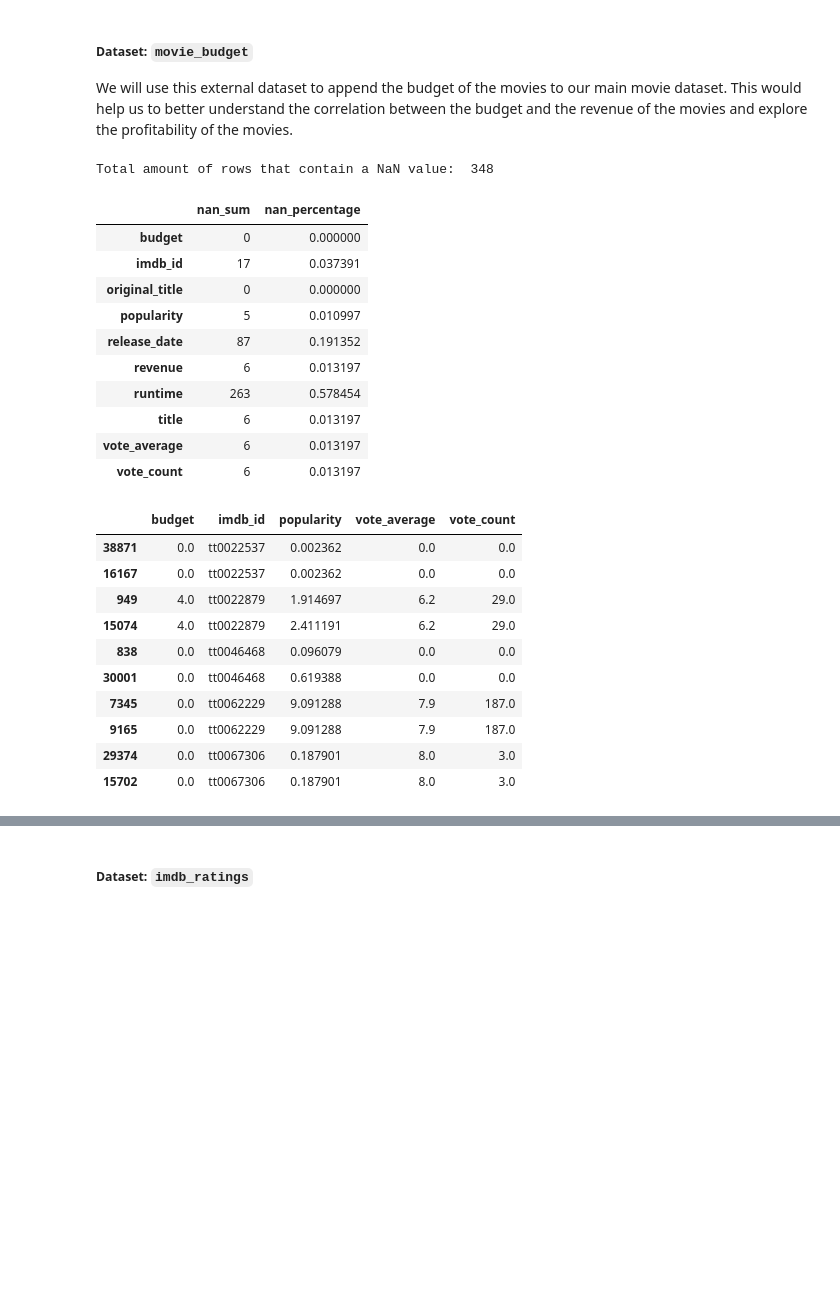
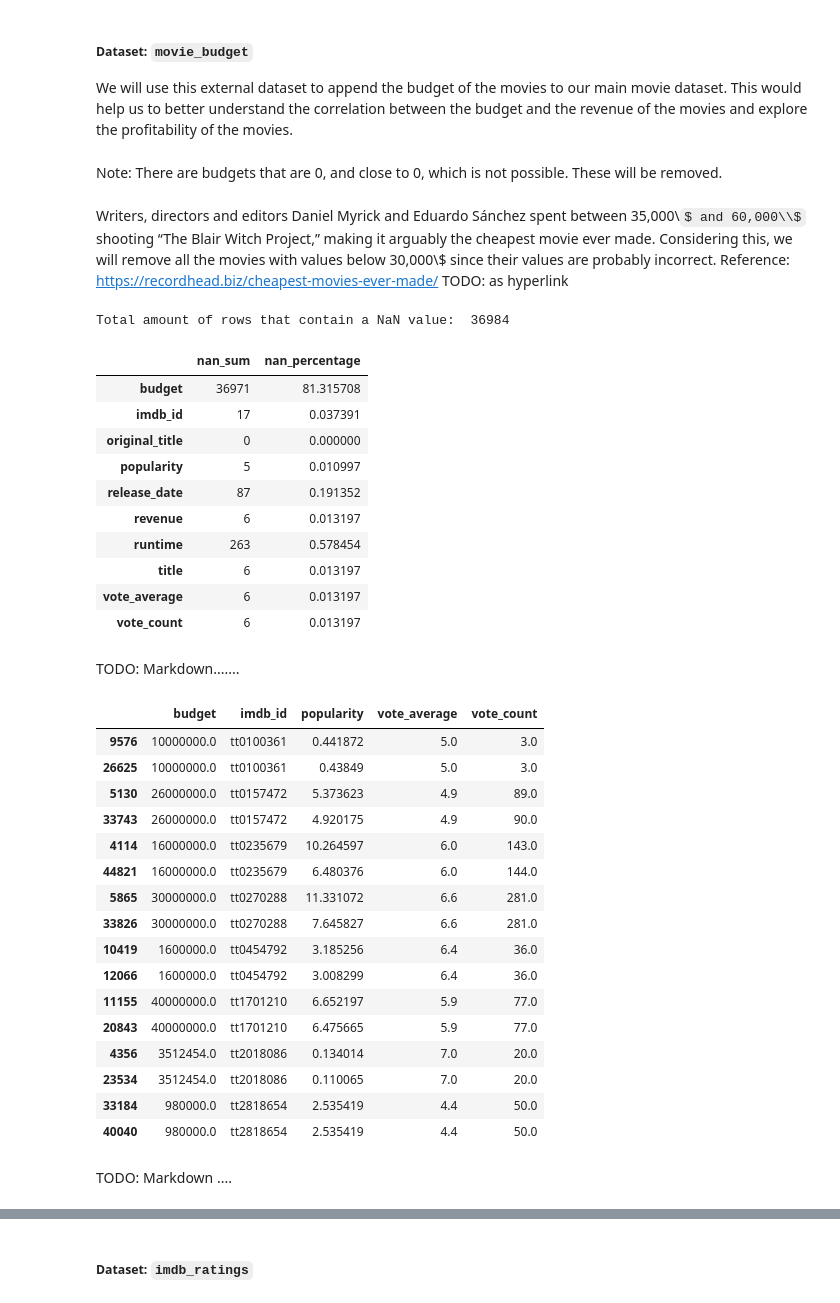
Before and after one commit to epfl-ada/ada-2023-project-fivefrenchspeakingpeoplenocap, a Jupyter notebook: p2_dataloading.ipynb, the cells around one changed output, grey strips where cells are left out. Drawn from its saved outputs; the diff is of its cells as text; code cells hidden in the pictures; some formulas as TeX source; blank space fills up the shorter version.

Commit message:
TODO's added

```diff
--- a/p2_dataloading.ipynb
+++ b/p2_dataloading.ipynb
@@ -78,7 +82,7 @@ DATASET_TYPES = {
         "title": "string",
         "release_date": "string",
         "revenue": "float64",
-        "runtime": "string",
+        "runtime": "float64",
         "languages": "object",
         "countries": "object",
         "genres": "object",
@@ -90,7 +94,7 @@ DATASET_TYPES = {
         "popularity": "object",
         "release_date": "object",
         "revenue": "float64",
-        "runtime": "string",
+        "runtime": "float64",
         "title": "object",
         "vote_average": "float64",
         "vote_count": "float64",
@@ -233,9 +248,20 @@ display(movie_metadata.head())
 ##### Dataset: `movie_budget`
 
 We will use this external dataset to append the budget of the movies to our main movie dataset. This would help us to better understand the correlation between the budget and the revenue of the movies and explore the profitability of the movies.
+# %% [markdown]
+Note: There are budgets that are 0, and close to 0, which is not possible. These will be removed.
+# %% [markdown]
+Writers, directors and editors Daniel Myrick and Eduardo Sánchez spent between 35,000\\$ and 60,000\\$ shooting “The Blair Witch Project,” making it arguably the cheapest movie ever made. Considering this, we will remove all the movies with values below 30,000\\$ since their values are probably incorrect. Reference: https://recordhead.biz/cheapest-movies-ever-made/ TODO: as hyperlink
 # %%
-# the nans in this dataset are represented as "\\N" in the csv file, so we need to replace them with np.nan
+# the nans in this dataset are represented as "\\N" and <NAN>, so we need to replace them with np.nan
 movie_budget = movie_budget.replace("\\N", np.nan)
+movie_budget = movie_budget.replace("<NAN>", np.nan)
+
+# convert to float, non-convertible values become NaN
+movie_budget["budget"] = pd.to_numeric(movie_budget["budget"], errors="coerce")
+
+# replace budget values < $30,000 with NaN
+movie_budget.loc[movie_budget["budget"] < 30000, "budget"] = np.nan
 
 print(
     "Total amount of rows that contain a NaN value: ",
@@ -248,9 +274,9 @@ pd.DataFrame(
     }
 )
 # %% [output]
-Total amount of rows that contain a NaN value:  348
+Total amount of rows that contain a NaN value:  36984
 |  | nan_sum | nan_percentage |
-| budget | 0 | 0.000000 |
+| budget | 36971 | 81.315708 |
 | imdb_id | 17 | 0.037391 |
 | original_title | 0 | 0.000000 |
 | popularity | 5 | 0.010997 |
@@ -260,6 +286,8 @@ Total amount of rows that contain a NaN value:  348
 | title | 6 | 0.013197 |
 | vote_average | 6 | 0.013197 |
 | vote_count | 6 | 0.013197 |
+# %% [markdown]
+TODO: Markdown.......
 # %%
 # drop all rows with missing values in the imdb_id column
 movie_budget = movie_budget.dropna(subset=["imdb_id"])
@@ -274,18 +300,26 @@ movie_budget["budget"] = pd.to_numeric(movie_budget["budget"], errors="coerce")
 movie_budget.dropna(subset=["budget"], inplace=True)
 # %%
-find_duplicates(movie_budget, ["imdb_id"]).head(10)
+find_duplicates(movie_budget, ["imdb_id"])
 # %% [output]
 |  | budget | imdb_id | popularity | vote_average | vote_count |
-| 38871 | 0.0 | tt0022537 | 0.002362 | 0.0 | 0.0 |
-| 16167 | 0.0 | tt0022537 | 0.002362 | 0.0 | 0.0 |
-| 949 | 4.0 | tt0022879 | 1.914697 | 6.2 | 29.0 |
-| 15074 | 4.0 | tt0022879 | 2.411191 | 6.2 | 29.0 |
-| 838 | 0.0 | tt0046468 | 0.096079 | 0.0 | 0.0 |
-| 30001 | 0.0 | tt0046468 | 0.619388 | 0.0 | 0.0 |
-| 7345 | 0.0 | tt0062229 | 9.091288 | 7.9 | 187.0 |
-| 9165 | 0.0 | tt0062229 | 9.091288 | 7.9 | 187.0 |
-| 29374 | 0.0 | tt0067306 | 0.187901 | 8.0 | 3.0 |
-| 15702 | 0.0 | tt0067306 | 0.187901 | 8.0 | 3.0 |
+| 9576 | 10000000.0 | tt0100361 | 0.441872 | 5.0 | 3.0 |
+| 26625 | 10000000.0 | tt0100361 | 0.43849 | 5.0 | 3.0 |
+| 5130 | 26000000.0 | tt0157472 | 5.373623 | 4.9 | 89.0 |
+| 33743 | 26000000.0 | tt0157472 | 4.920175 | 4.9 | 90.0 |
+| 4114 | 16000000.0 | tt0235679 | 10.264597 | 6.0 | 143.0 |
+| 44821 | 16000000.0 | tt0235679 | 6.480376 | 6.0 | 144.0 |
+| 5865 | 30000000.0 | tt0270288 | 11.331072 | 6.6 | 281.0 |
+| 33826 | 30000000.0 | tt0270288 | 7.645827 | 6.6 | 281.0 |
+| 10419 | 1600000.0 | tt0454792 | 3.185256 | 6.4 | 36.0 |
+| 12066 | 1600000.0 | tt0454792 | 3.008299 | 6.4 | 36.0 |
+| 11155 | 40000000.0 | tt1701210 | 6.652197 | 5.9 | 77.0 |
+| 20843 | 40000000.0 | tt1701210 | 6.475665 | 5.9 | 77.0 |
+| 4356 | 3512454.0 | tt2018086 | 0.134014 | 7.0 | 20.0 |
+| 23534 | 3512454.0 | tt2018086 | 0.110065 | 7.0 | 20.0 |
+| 33184 | 980000.0 | tt2818654 | 2.535419 | 4.4 | 50.0 |
+| 40040 | 980000.0 | tt2818654 | 2.535419 | 4.4 | 50.0 |
+# %% [markdown]
+TODO: Markdown ....
 # %%
 # drop duplicates since there are some movies with the same imdb id
 movie_budget = movie_budget.drop_duplicates(subset=["imdb_id"])
```
Also changed, not shown: parts of 56 cells of this notebook, 1 other file.
